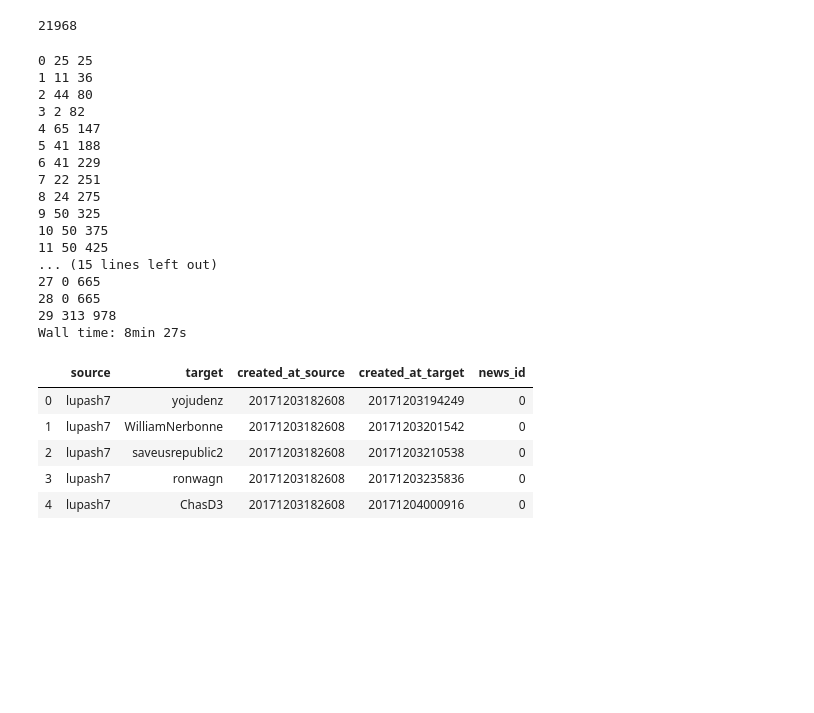
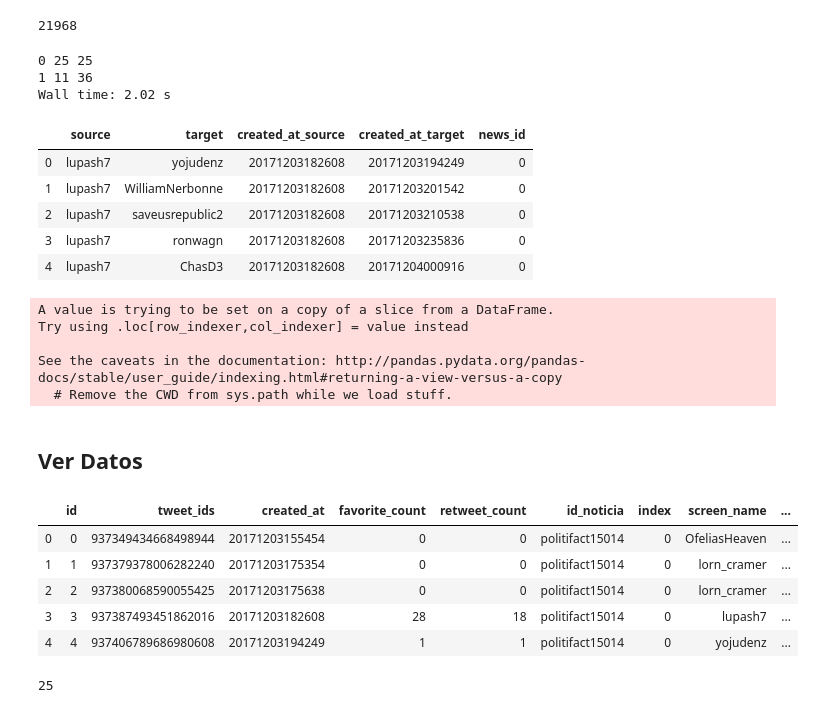
Before and after one commit to GuillermoOvejeroSanchez/Social-Network-Analysis, a Jupyter notebook: FakeNews/PruebasWilson.ipynb, the cells around one changed output. Cells and saved outputs as stored; diff of their text form; code cells hidden in the pictures; blank space fills up the shorter version.

```diff
--- a/FakeNews/PruebasWilson.ipynb
+++ b/FakeNews/PruebasWilson.ipynb
@@ -551,7 +551,7 @@ len(test)
 news_df = pd.DataFrame(columns=['source','target','created_at_source','created_at_target','news_id'])
 #news_df = news_df.append({'source':, 'target':,'created_at':,'news_id':}, ignore_index=True)
 n_news = len(df['index'].value_counts())
-n_news = 10
+n_news = 2
 total = 0
 for n in range(n_news):
     df_filtered = df.loc[(df['index'] == n) & (df['retweet_count'] > 0)]
@@ -571,21 +571,7 @@ news_df.head()
 # %% [output]
 0 25 25
 1 11 36
-2 44 80
-3 2 82
-4 65 147
-5 41 188
-6 41 229
-7 22 251
-8 24 275
-9 50 325
-10 50 375
-11 50 425
-... (15 lines left out)
-27 0 665
-28 0 665
-29 313 978
-Wall time: 8min 27s
+Wall time: 2.02 s
 |  | source | target | created_at_source | created_at_target | news_id |
 | 0 | lupash7 | yojudenz | 20171203182608 | 20171203194249 | 0 |
 | 1 | lupash7 | WilliamNerbonne | 20171203182608 | 20171203201542 | 0 |
@@ -599,6 +585,34 @@ news_df.to_csv('./gen/grafo_same_news/aristas_noticia_semi.csv')
 # %%
+#20160520045407 to 2016-05-20T04:54:07
+iso = lambda date : ''.join([str(x) for x in str(date)][:4] + ['-'] + [str(x) for x in str(date)][4:6] + ['-'] + [str(x) for x in str(date)][6:8] + ['T'] + [str(x) for x in str(date)][8:10] + [':']  +[str(x) for x in str(date)][10:12] + [':']  + [str(x) for x in str(date)][12:14])
+
 df_filtered = df.loc[(df['index'] < n_news) & (df['retweet_count'] > 0)]
 df_filtered.rename(columns={0:"number"}) #Adding an index column
 df_filtered.index.name = "number"
 df_filtered.rename(columns={'screen_name':"Id"}, inplace=True) #Adding an index column
-df_filtered.to_csv('./gen/grafo_same_news/nodos_aristas_noticia_semi.csv')
+df_filtered['created_at'] = df_filtered['created_at'].apply(iso)
+df_filtered.to_csv('./gen/grafo_same_news/nodos_aristas_noticia_semi_ppp.csv')
+# %% [output]
+A value is trying to be set on a copy of a slice from a DataFrame.
+Try using .loc[row_indexer,col_indexer] = value instead
+
+See the caveats in the documentation: http://pandas.pydata.org/pandas-docs/stable/user_guide/indexing.html#returning-a-view-versus-a-copy
+  # Remove the CWD from sys.path while we load stuff.
+# %% [markdown]
+## Ver Datos
+# %%
+import pandas as pd
+df = pd.read_csv('./gen/full_df_fake.csv')
+df.head()
+# %% [output]
+|  | id | tweet_ids | created_at | favorite_count | retweet_count | id_noticia | index | screen_name | ... |
+| 0 | 0 | 937349434668498944 | 20171203155454 | 0 | 0 | politifact15014 | 0 | OfeliasHeaven | ... |
+| 1 | 1 | 937379378006282240 | 20171203175354 | 0 | 0 | politifact15014 | 0 | lorn_cramer | ... |
+| 2 | 2 | 937380068590055425 | 20171203175638 | 0 | 0 | politifact15014 | 0 | lorn_cramer | ... |
+| 3 | 3 | 937387493451862016 | 20171203182608 | 28 | 18 | politifact15014 | 0 | lupash7 | ... |
+| 4 | 4 | 937406789686980608 | 20171203194249 | 1 | 1 | politifact15014 | 0 | yojudenz | ... |
+# %%
+big_new = df.loc[(df['retweet_count'] > 2500)]
+print(len(big_new))
+# %% [output]
+25
```
Also changed, not shown: parts of 3 cells of this notebook, 2 other files.
